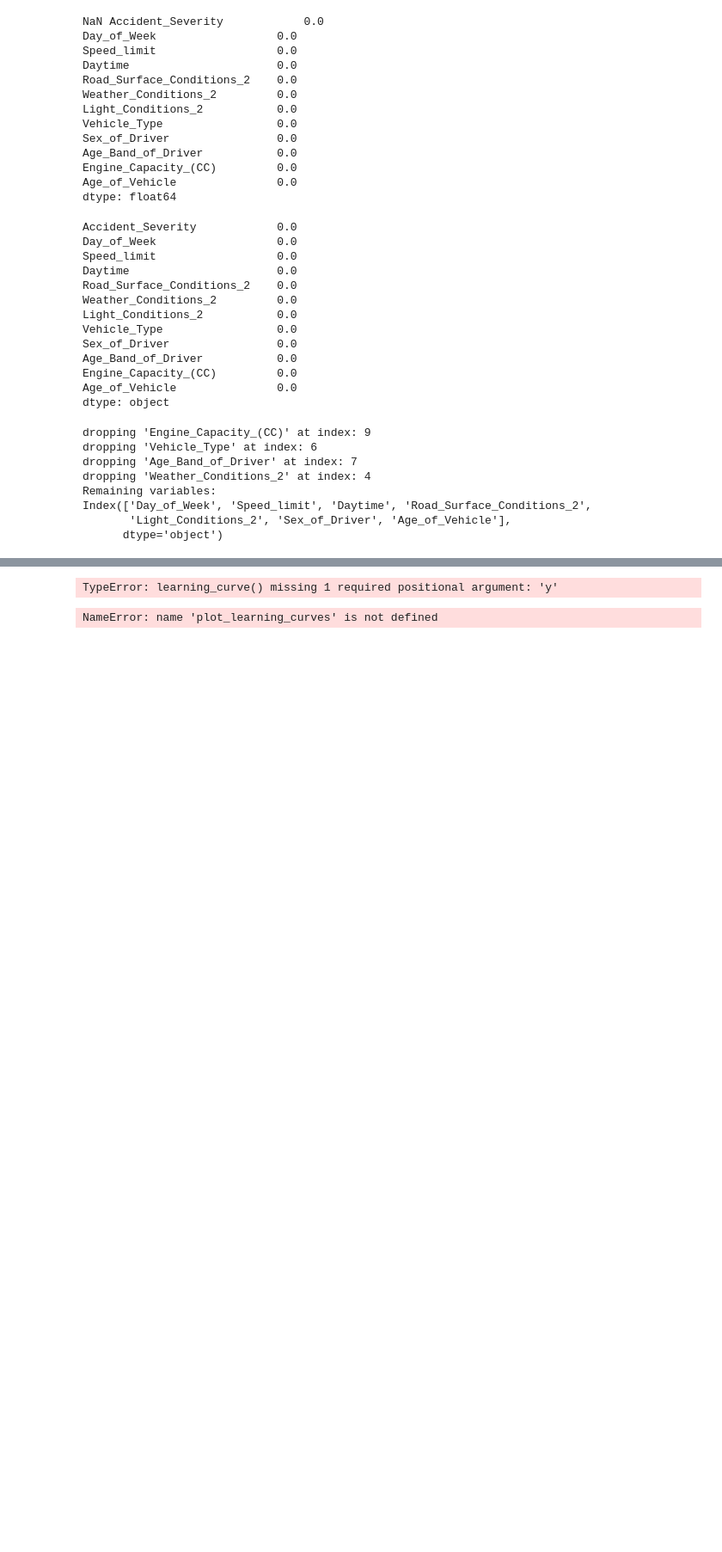
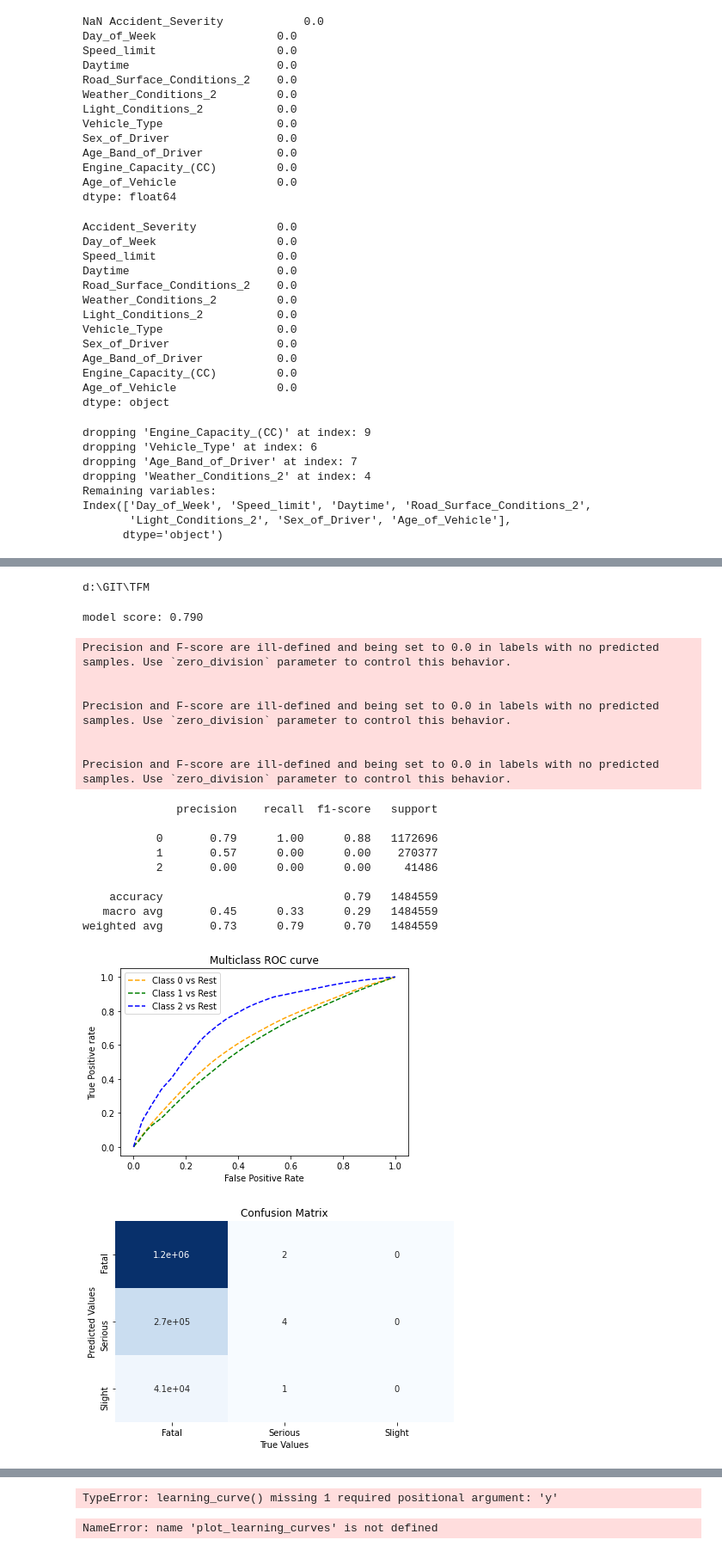
Before and after one commit to hxn241/TFM, a Jupyter notebook: Predictions_as_cs.ipynb, the cells around one changed output, grey strips where cells are left out. Shown at 86% size. Cells and saved outputs as stored; diff of their text form; code cells hidden in the pictures; blank space fills up the shorter version.

```diff
--- a/Predictions_as_cs.ipynb
+++ b/Predictions_as_cs.ipynb
@@ -237,0 +233,8 @@ num  = ['Age_of_Vehicle']
+# %%
+import os
+os.chdir('/GIT/TFM/')
+
+import os
+print(os.getcwd())
+# %% [output]
+d:\GIT\TFM
@@ -237,0 +244,56 @@ num  = ['Age_of_Vehicle']
+# %%
+#This functions allow us to make predictions using different models.
+def fit_pred_mod(select_model):
+  #model selection
+    if select_model == 1:
+        model = LogisticRegression(solver='lbfgs')
+    elif select_model == 2:
+        model = DecisionTreeClassifier()
+    elif select_model == 3:
+        model = RandomForestClassifier(n_jobs=-1)
+    elif select_model == 4:
+        model = BaggingClassifier()
+
+    numeric_features = num
+    categorical_features = cat
+    #Handling categorical and numerical data with Pipelines
+    numeric_transformer = Pipeline(steps=[
+    #('imputer', SimpleImputer(strategy='median')),
+    ('scaler', StandardScaler())])
+
+    #categorical_transformer = LabelEncoder()
+    categorical_transformer = OneHotEncoder(handle_unknown='ignore')
+    categorical_transformer  = StandardScaler()
+    preprocessor = ColumnTransformer(
+    transformers=[
+    ('num', numeric_transformer, numeric_features),
+    ('cat', categorical_transformer, categorical_features),])
+
+
+    clf = Pipeline(steps=[('preprocessor', preprocessor),
+    ('classifier', model)])
+    clf.fit(X_train, y_train)
+    yhat = clf.predict(X_test)
+    eval_score(X_train, X_test, y_train, y_test, clf, yhat,select_model)
+# %%
+fit_pred_mod(2)
+# %% [output]
+model score: 0.790
+Precision and F-score are ill-defined and being set to 0.0 in labels with no predicted samples. Use `zero_division` parameter to control this behavior.
+
+
+Precision and F-score are ill-defined and being set to 0.0 in labels with no predicted samples. Use `zero_division` parameter to control this behavior.
+
+
+Precision and F-score are ill-defined and being set to 0.0 in labels with no predicted samples. Use `zero_division` parameter to control this behavior.
+              precision    recall  f1-score   support
+
+           0       0.79      1.00      0.88   1172696
+           1       0.57      0.00      0.00    270377
+           2       0.00      0.00      0.00     41486
+
+    accuracy                           0.79   1484559
+   macro avg       0.45      0.33      0.29   1484559
+weighted avg       0.73      0.79      0.70   1484559
+[figure, added]
+[figure, added]
```
Also changed, not shown: parts of 21 cells of this notebook, 15 other files.
